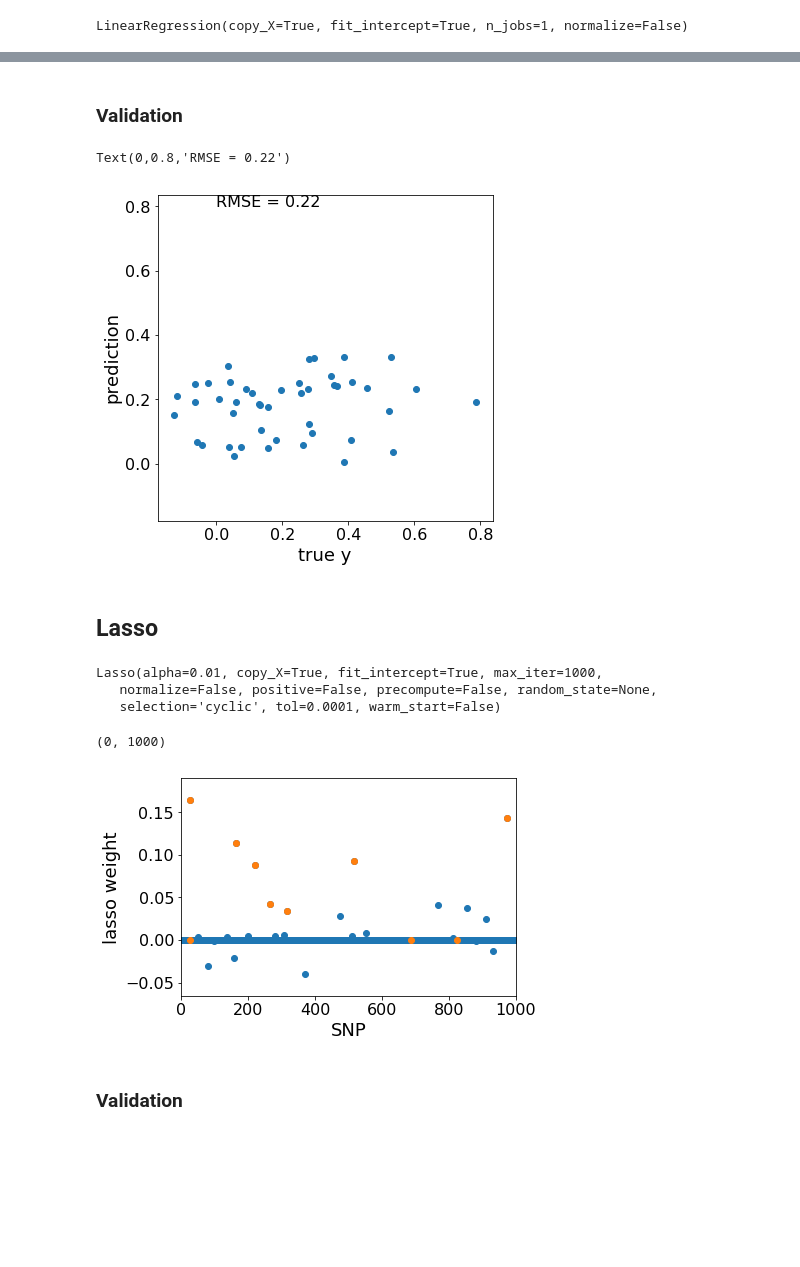
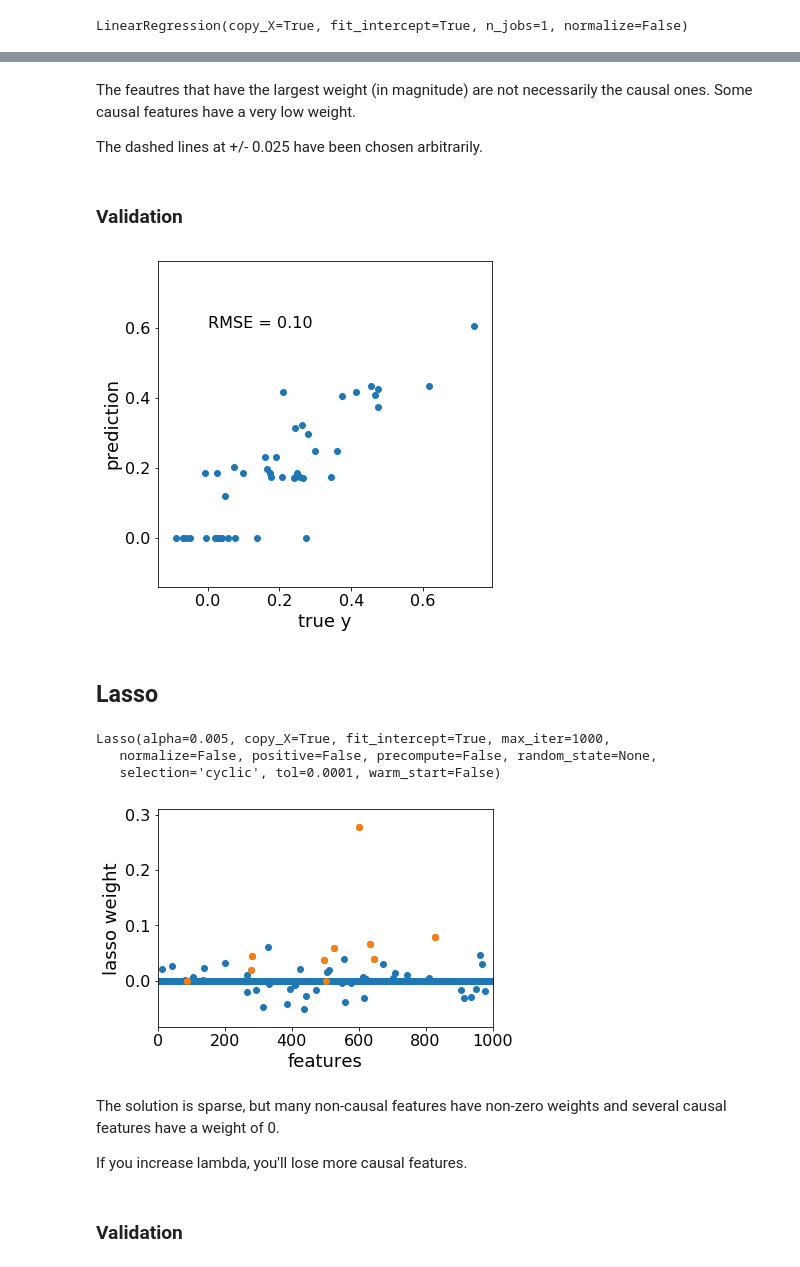
Before and after one commit to chagaz/sfan, a Jupyter notebook: StructuredSparsity.ipynb, the cells around one changed output, grey strips where cells are left out. Cells and saved outputs as stored; diff of their text form; code cells hidden in the pictures; blank space fills up the shorter version.

Commit message:
final version notebook for illustrating structured sparsity

```diff
--- a/StructuredSparsity.ipynb
+++ b/StructuredSparsity.ipynb
@@ -75,3 +31,16 @@ causl = [map_indices_r[ix] for ix in range(num_causl)]
+# %%
+data_rep = 'data/struct_spars'
+X_fname = '%s/X.data' % data_rep
+y_fname = '%s/y.data' % data_rep
+W_fname = '%s/W.data' % data_rep
+causl_fname = '%s/causl.data' % data_rep
+wghts_fname = '%s/w_causl.data' % data_rep
+# %%
+X = np.loadtxt(X_fname, dtype='int')
+y = np.loadtxt(y_fname)
+W = np.loadtxt(W_fname)
+causl = list(np.loadtxt(causl_fname, dtype='int'))
+w_causl = np.loadtxt(wghts_fname)
 # %% [markdown]
 ## Train-test split
 # %%
@@ -191,2 +193,6 @@ plt.xlim([0, num_feats])
+# %% [markdown]
+The feautres that have the largest weight (in magnitude) are not necessarily the causal ones. Some causal features have a very low weight.
+
+The dashed lines at +/- 0.025 have been chosen arbitrarily.
 # %% [markdown]
 ### Validation
@@ -206,43 +210,41 @@ plt.ylabel("prediction", fontsize=18)
 plt.xlim([np.min(y_test)-0.05, np.max(y_test)+0.05])
 plt.ylim([np.min(y_test)-0.05, np.max(y_test)+0.05])
 
-plt.text(0, 0.8, 'RMSE = %.2f' % rmse)
+plt.text(0, 0.6, 'RMSE = %.2f' % rmse)
 
-#plt.savefig('manhattan.png', bbox_inches='tight')
+plt.savefig('structured_sparsity/linreg_pred.png', bbox_inches='tight')
 # %% [output]
-Text(0,0.8,'RMSE = 0.22')
-[figure, old version]
+[figure, new version]
 # %% [markdown]
 ## Lasso
 # %%
-model = linear_model.Lasso(fit_intercept=True, alpha=0.01)
+model = linear_model.Lasso(fit_intercept=True, alpha=0.005)
 model.fit(X_train, y_train)
 # %% [output]
-Lasso(alpha=0.01, copy_X=True, fit_intercept=True, max_iter=1000,
+Lasso(alpha=0.005, copy_X=True, fit_intercept=True, max_iter=1000,
    normalize=False, positive=False, precompute=False, random_state=None,
    selection='cyclic', tol=0.0001, warm_start=False)
 # %%
 fig = plt.figure(figsize(6, 4))
 
 plt.scatter(range(num_feats), # x = SNP position
-            model.coef_) # y = -log10 p-value (the higher the more significant)
+            model.coef_) # y = regression weight
 
-# Plot the causal SNPs in red
-#plt.scatter(range(num_causl),
-#            -np.log10(pvalues[:num_causl]),
-#            color='orange')
 plt.scatter(causl,
             model.coef_[causl],
             color=def_colors[1])
 
-plt.xlabel("SNP", fontsize=18)
+plt.xlabel("features", fontsize=18)
 plt.ylabel("lasso weight", fontsize=18)
 plt.xlim([0, num_feats])
 
-#plt.savefig('manhattan.png', bbox_inches='tight')
+plt.savefig('structured_sparsity/lasso_weights.png', bbox_inches='tight')
 # %% [output]
-(0, 1000)
-[figure, old version]
+[figure, new version]
+# %% [markdown]
+The solution is sparse, but many non-causal features have non-zero weights and several causal features have a weight of 0.
+
+If you increase lambda, you'll lose  more causal features.
 # %% [markdown]
 ### Validation
 # %%
```
Also changed, not shown: parts of 83 cells of this notebook, 1 other file.
